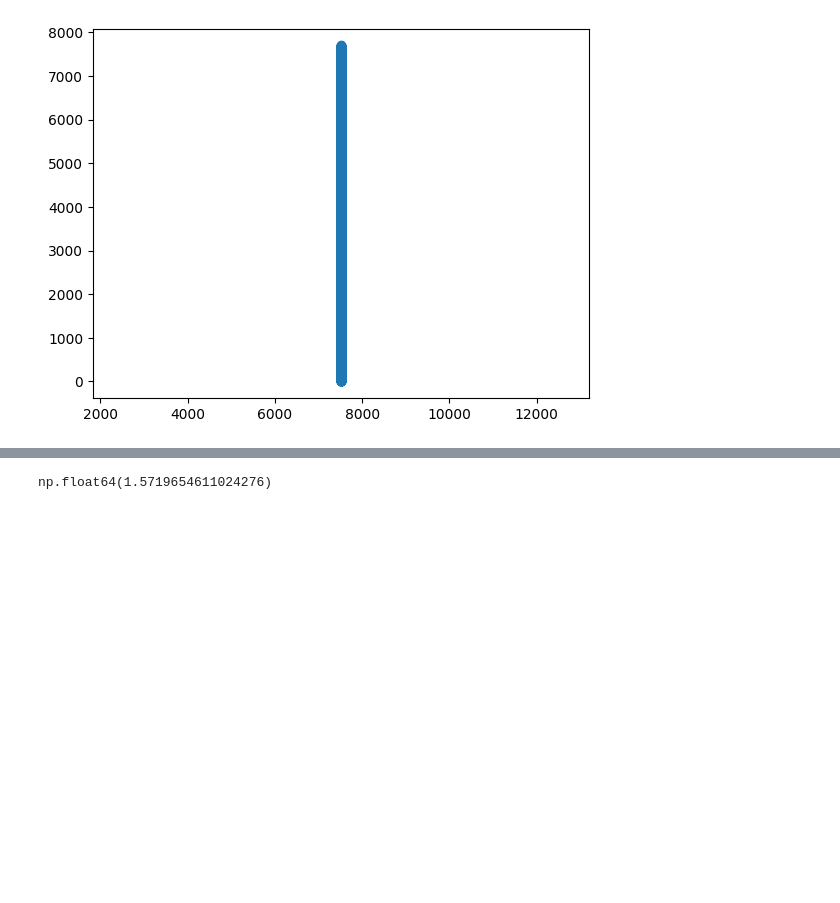
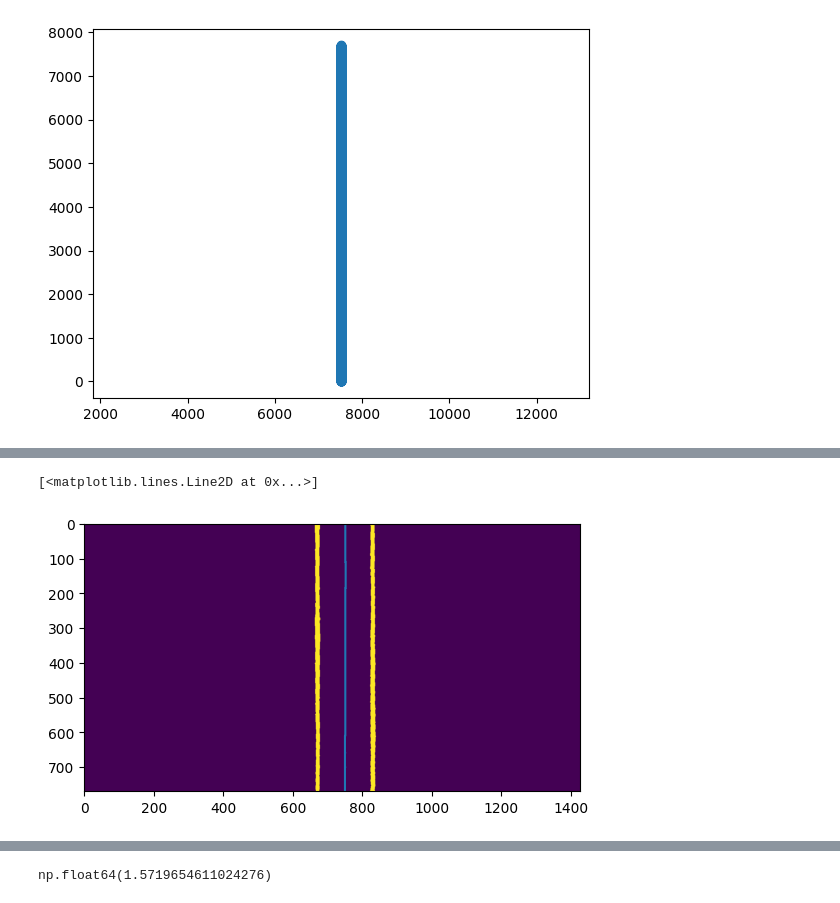
Before and after one commit to Andrudewt/perspective, a Jupyter notebook: proc_1.ipynb, the cells around one changed output, grey strips where cells are left out. Saved outputs shown, nothing was run; the diff lists cells and outputs as text; code cells hidden in the pictures; blank space fills up the shorter version.

```diff
--- a/proc_1.ipynb
+++ b/proc_1.ipynb
@@ -357,0 +354,6 @@ plt.show()
+# %%
+plt.imshow(resize(mask))
+plt.plot(yx_centr[:, 1]//10, yx_centr[:, 0]//10)
+# %% [output]
+[<matplotlib.lines.Line2D at 0x...>]
+[figure, added]
```
Also changed, not shown: parts of 11 cells of this notebook.
